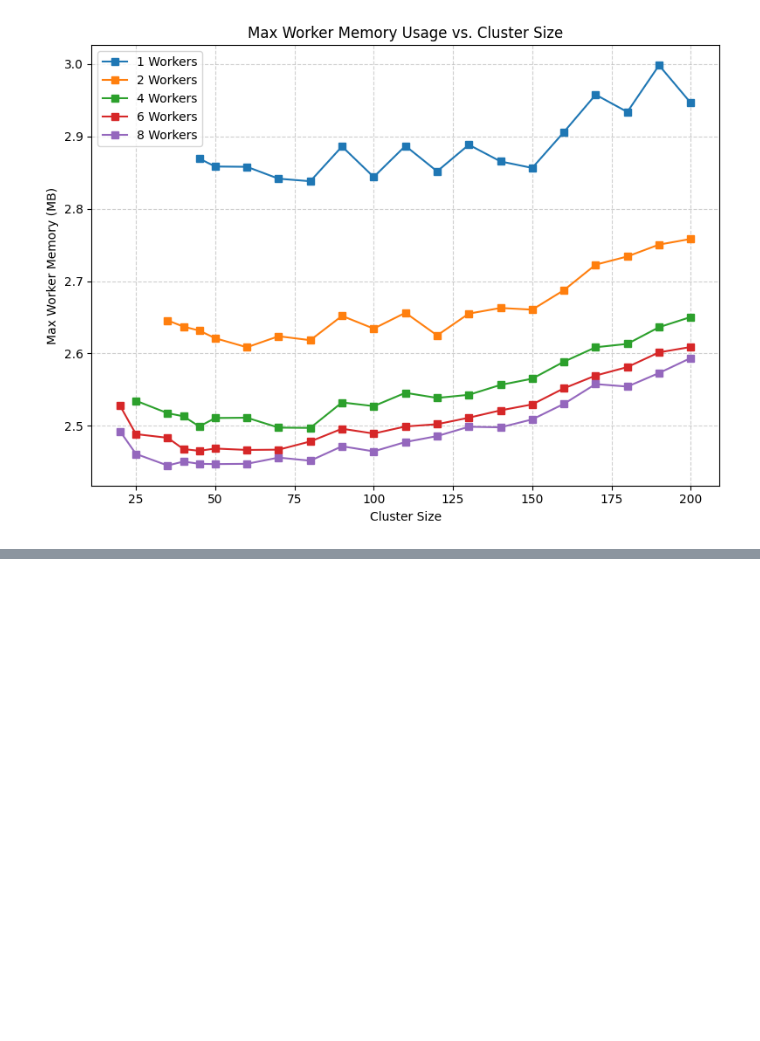
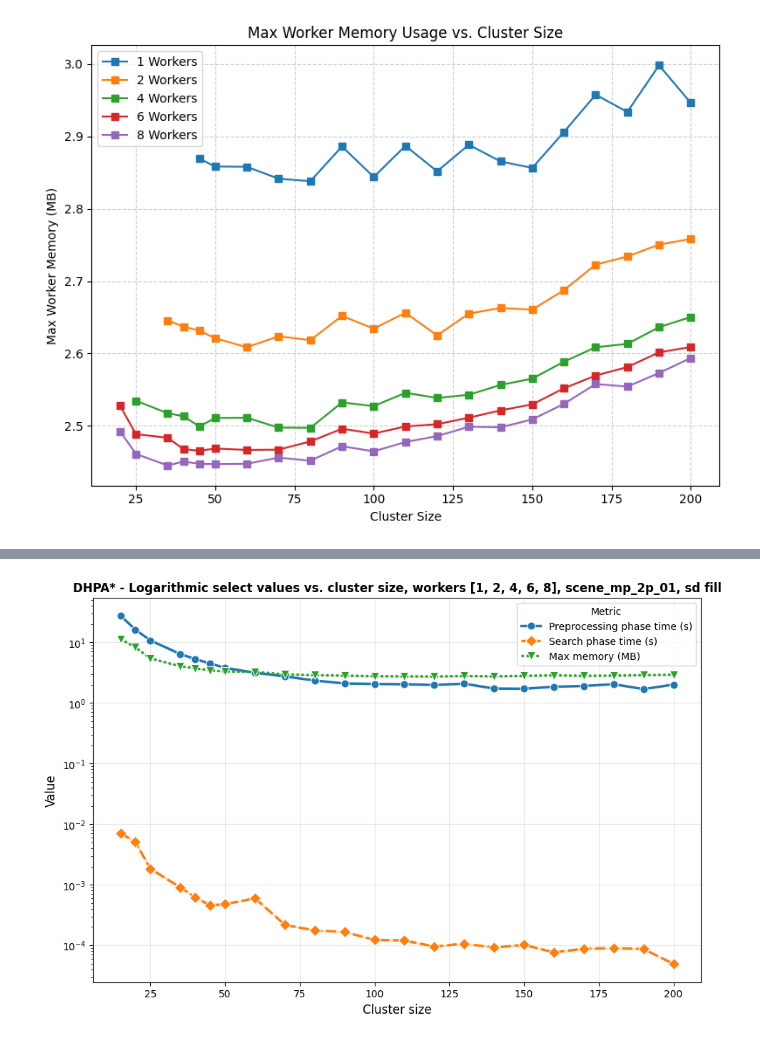
Before and after one commit to Efnilite/distributed-hpa-star, a Jupyter notebook: analysis/analyze_cs.ipynb, the cells around one changed output, grey strips where cells are left out. Cells and saved outputs as stored; diff of their text form; code cells hidden in the pictures; blank space fills up the shorter version.

```diff
--- a/analysis/analyze_cs.ipynb
+++ b/analysis/analyze_cs.ipynb
@@ -101,0 +176,72 @@ plt.show()
+# %%
+import json
+import matplotlib.pyplot as plt
+import seaborn as sns
+import pandas as pd
+import numpy as np
+
+# 1. Load the benchmark results
+with open('benchmark_results.json', 'r') as f:
+    res = json.load(f)
+
+# 2. Parse raw run entries into a clean DataFrame
+records = []
+for entry in res['data']:
+    c_size = entry['cluster_size']
+    w_size = entry['workers_size']
+    timings = entry['timings']
+
+    records.append({
+        'cluster_size': c_size,
+        'preprocess_time_s': timings.get('preprocessed', 0),
+        'master_search_time_s': timings.get('found_graph_path', 0),
+        'max_memory_mb': timings.get('max_memory', 0)
+    })
+
+df = pd.DataFrame(records)
+
+# 3. Melt the DataFrame to long-form for seaborn hue/style mapping
+df_melted = df.melt(
+    id_vars=['cluster_size'],
+    value_vars=['preprocess_time_s', 'master_search_time_s', 'max_memory_mb'],
+    var_name='Metric',
+    value_name='Value'
+)
+
+# Rename metrics for professional display
+metric_labels = {
+    'preprocess_time_s': 'Preprocessing phase time (s)',
+    'master_search_time_s': 'Search phase time (s)',
+    'max_memory_mb': 'Max memory (MB)'
+}
+df_melted['Metric'] = df_melted['Metric'].map(metric_labels)
+
+# 4. Generate the single combined plot
+fig, ax = plt.subplots(figsize=(11, 7))
+
+sns.lineplot(
+    data=df_melted,
+    x="cluster_size",
+    y="Value",
+    hue="Metric",
+    style="Metric",
+    markers=['o', 'D', 'v'],
+    markersize=8,
+    palette="tab10",
+    linewidth=2.5,
+    errorbar='sd',  # Automatically computes SD across all worker counts & runs combined
+    ax=ax
+)
+
+# Apply logarithmic scale to Y-axis
+ax.set_yscale('log')
+
+# Title, Labels, and Formatting
+ax.set_title('DHPA* - Logarithmic select values vs. cluster size, workers [1, 2, 4, 6, 8], scene_mp_2p_01, sd fill', fontsize=12, fontweight='bold')
+ax.set_xlabel('Cluster size', fontsize=12)
+ax.set_ylabel('Value', fontsize=12)
+ax.grid(True, alpha=0.3)
+
+plt.show()
+# %% [output]
+[figure, added]
```
Also changed, not shown: parts of 2 cells of this notebook, 2 other files.
